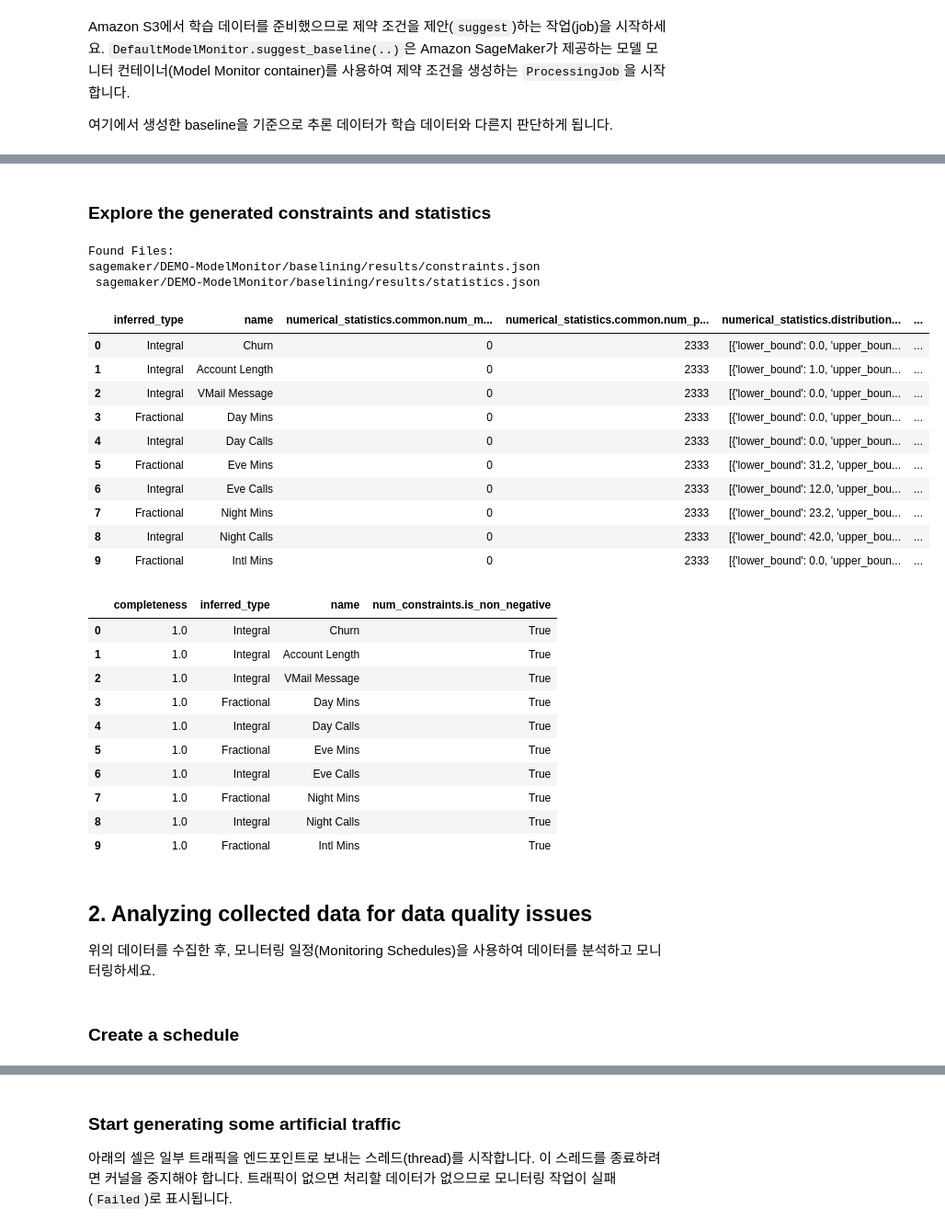
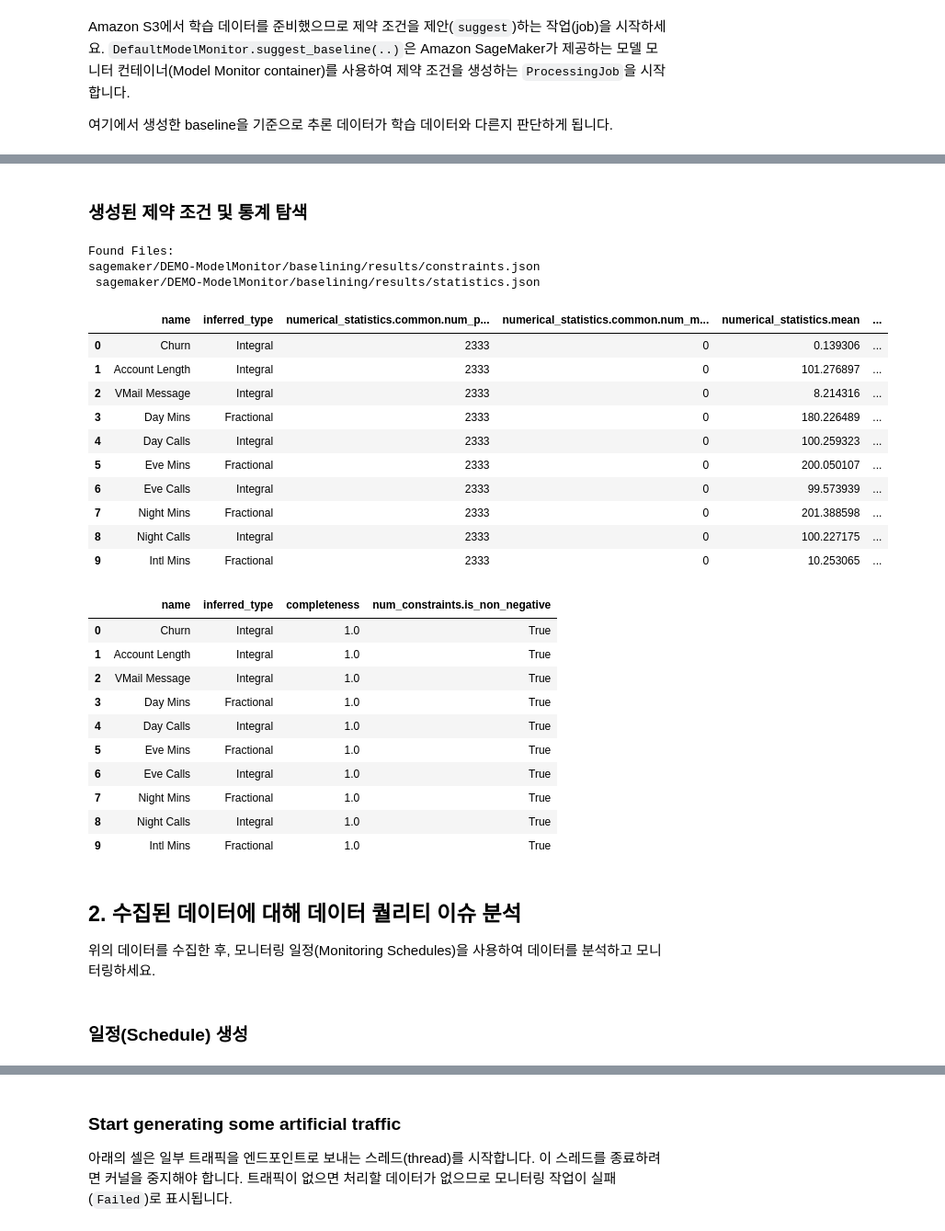
Before and after one commit to daekeun-ml/sagemaker-studio-workshop-kr, a Jupyter notebook: model-monitor/SageMaker-ModelMonitoring.ipynb, the cells around one changed output, grey strips where cells are left out. Shown: that part at 92% size. Cells and saved outputs as stored; diff of their text form; code cells hidden in the pictures.

```diff
--- a/model-monitor/SageMaker-ModelMonitoring.ipynb
+++ b/model-monitor/SageMaker-ModelMonitoring.ipynb
@@ -283,6 +306,6 @@ Outputs:  [{'OutputName': 'monitoring_output', 'S3Output': {'S3Uri': 's3://sagem
 <sagemaker.processing.ProcessingJob at 0x...>
-# %% [markdown]
-### Explore the generated constraints and statistics
+# %% [markdown]
+### 생성된 제약 조건 및 통계 탐색
 # %%
 s3_client = boto3.Session().client('s3')
 result = s3_client.list_objects(Bucket=bucket, Prefix=baseline_results_prefix)
@@ -296,42 +319,41 @@ sagemaker/DEMO-ModelMonitor/baselining/results/constraints.json
 # %%
 import pandas as pd
 
 baseline_job = my_default_monitor.latest_baselining_job
-schema_df = pd.io.json.json_normalize(baseline_job.baseline_statistics().body_dict["features"])
+schema_df = pd.json_normalize(baseline_job.baseline_statistics().body_dict["features"])
 schema_df.head(10)
 # %% [output]
-|  | inferred_type | name | numerical_statistics.common.num_m... | numerical_statistics.common.num_p... | numerical_statistics.distribution... | ... |
-| 0 | Integral | Churn | 0 | 2333 | [{'lower_bound': 0.0, 'upper_boun... | ... |
-| 1 | Integral | Account Length | 0 | 2333 | [{'lower_bound': 1.0, 'upper_boun... | ... |
-| 2 | Integral | VMail Message | 0 | 2333 | [{'lower_bound': 0.0, 'upper_boun... | ... |
-| 3 | Fractional | Day Mins | 0 | 2333 | [{'lower_bound': 0.0, 'upper_boun... | ... |
-| 4 | Integral | Day Calls | 0 | 2333 | [{'lower_bound': 0.0, 'upper_boun... | ... |
-| 5 | Fractional | Eve Mins | 0 | 2333 | [{'lower_bound': 31.2, 'upper_bou... | ... |
-| 6 | Integral | Eve Calls | 0 | 2333 | [{'lower_bound': 12.0, 'upper_bou... | ... |
-| 7 | Fractional | Night Mins | 0 | 2333 | [{'lower_bound': 23.2, 'upper_bou... | ... |
-| 8 | Integral | Night Calls | 0 | 2333 | [{'lower_bound': 42.0, 'upper_bou... | ... |
-| 9 | Fractional | Intl Mins | 0 | 2333 | [{'lower_bound': 0.0, 'upper_boun... | ... |
+|  | name | inferred_type | numerical_statistics.common.num_p... | numerical_statistics.common.num_m... | numerical_statistics.mean | ... |
+| 0 | Churn | Integral | 2333 | 0 | 0.139306 | ... |
+| 1 | Account Length | Integral | 2333 | 0 | 101.276897 | ... |
+| 2 | VMail Message | Integral | 2333 | 0 | 8.214316 | ... |
+| 3 | Day Mins | Fractional | 2333 | 0 | 180.226489 | ... |
+| 4 | Day Calls | Integral | 2333 | 0 | 100.259323 | ... |
+| 5 | Eve Mins | Fractional | 2333 | 0 | 200.050107 | ... |
+| 6 | Eve Calls | Integral | 2333 | 0 | 99.573939 | ... |
+| 7 | Night Mins | Fractional | 2333 | 0 | 201.388598 | ... |
+| 8 | Night Calls | Integral | 2333 | 0 | 100.227175 | ... |
+| 9 | Intl Mins | Fractional | 2333 | 0 | 10.253065 | ... |
 # %%
-constraints_df = pd.io.json.json_normalize(baseline_job.suggested_constraints().body_dict["features"])
+constraints_df = pd.json_normalize(baseline_job.suggested_constraints().body_dict["features"])
 constraints_df.head(10)
 # %% [output]
-|  | completeness | inferred_type | name | num_constraints.is_non_negative |
-| 0 | 1.0 | Integral | Churn | True |
-| 1 | 1.0 | Integral | Account Length | True |
-| 2 | 1.0 | Integral | VMail Message | True |
-| 3 | 1.0 | Fractional | Day Mins | True |
-| 4 | 1.0 | Integral | Day Calls | True |
-| 5 | 1.0 | Fractional | Eve Mins | True |
-| 6 | 1.0 | Integral | Eve Calls | True |
-| 7 | 1.0 | Fractional | Night Mins | True |
-| 8 | 1.0 | Integral | Night Calls | True |
-| 9 | 1.0 | Fractional | Intl Mins | True |
+|  | name | inferred_type | completeness | num_constraints.is_non_negative |
+| 0 | Churn | Integral | 1.0 | True |
+| 1 | Account Length | Integral | 1.0 | True |
+| 2 | VMail Message | Integral | 1.0 | True |
+| 3 | Day Mins | Fractional | 1.0 | True |
+| 4 | Day Calls | Integral | 1.0 | True |
+| 5 | Eve Mins | Fractional | 1.0 | True |
+| 6 | Eve Calls | Integral | 1.0 | True |
+| 7 | Night Mins | Fractional | 1.0 | True |
+| 8 | Night Calls | Integral | 1.0 | True |
+| 9 | Intl Mins | Fractional | 1.0 | True |
 # %% [markdown]
-## 2. Analyzing collected data for data quality issues
-
+## 2. 수집된 데이터에 대해 데이터 퀄리티 이슈 분석
 위의 데이터를 수집한 후, 모니터링 일정(Monitoring Schedules)을 사용하여 데이터를 분석하고 모니터링하세요.
-# %% [markdown]
-### Create a schedule
+# %% [markdown]
+### 일정(Schedule) 생성
 # %%
 # First, copy over some test scripts to the S3 bucket so that they can be used for pre and post processing
 boto3.Session().resource('s3').Bucket(bucket).Object(code_prefix+"/preprocessor.py").upload_file('preprocessor.py')
```
Also changed, not shown: parts of 36 cells of this notebook, 4 other files.
